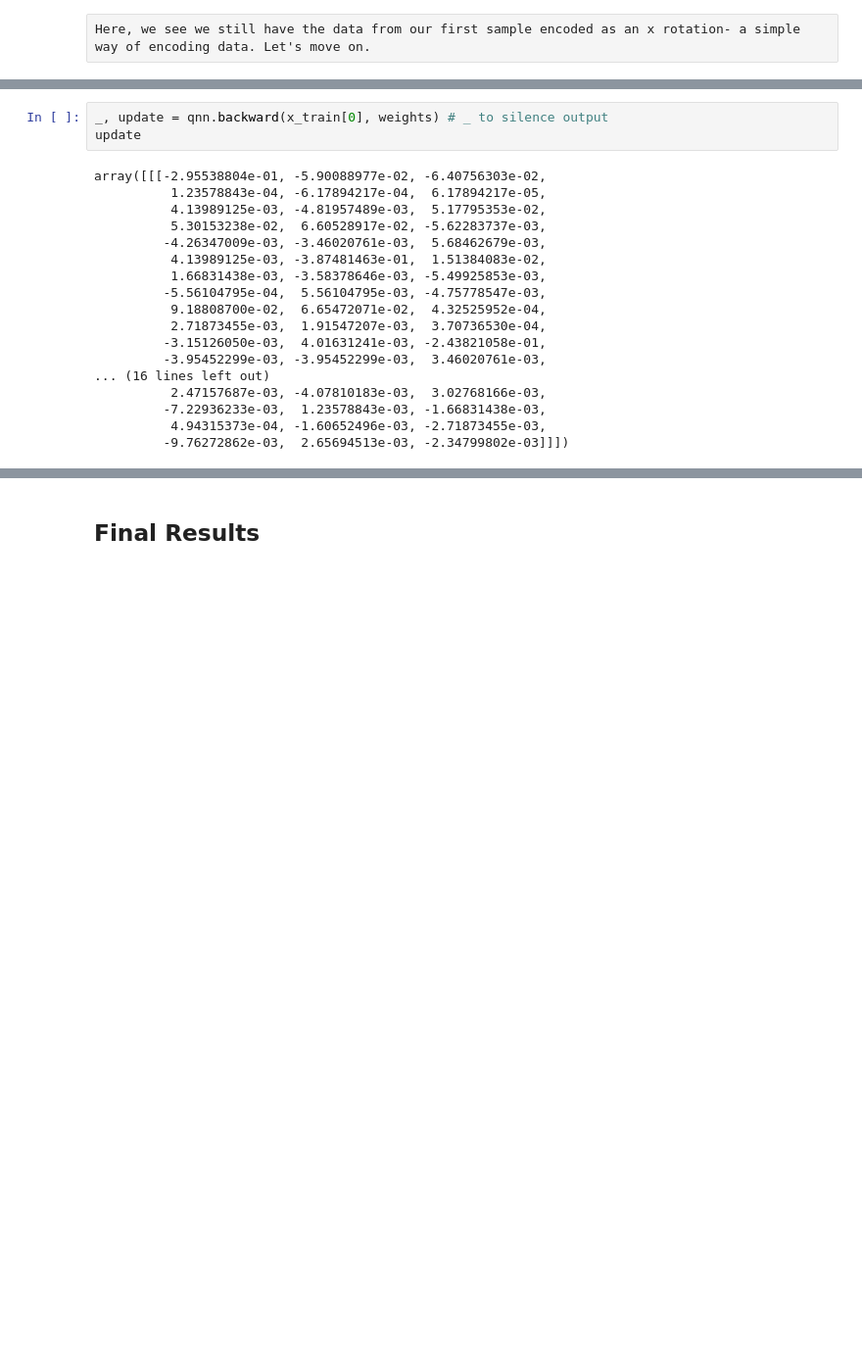
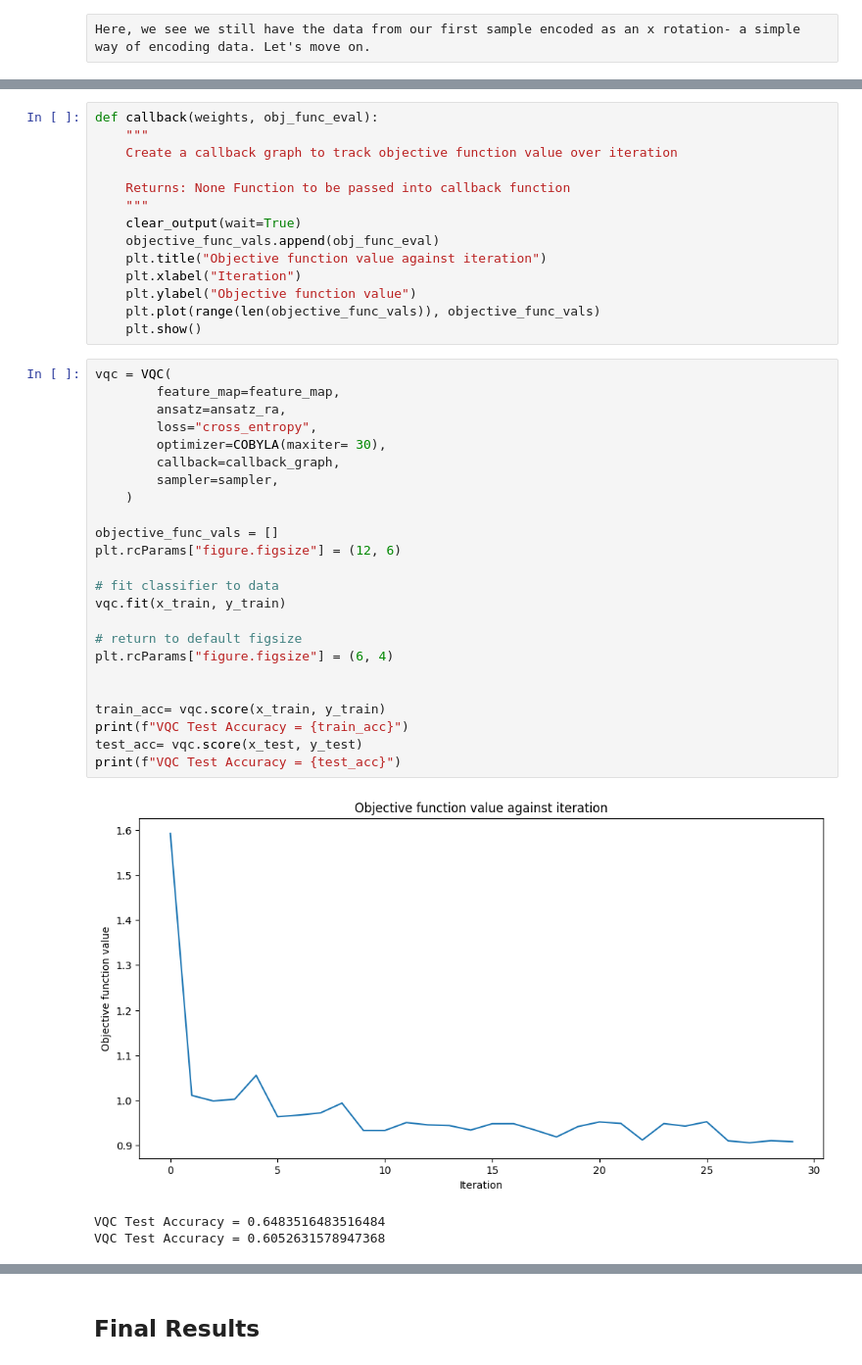
Before and after one commit to 11kmystic/Portfolio, a Jupyter notebook: Breast Cancer QML Demo.ipynb, the cells around one changed output, grey strips where cells are left out. Shown at 98% size. Saved outputs shown, nothing was run; the diff lists cells and outputs as text; blank space fills up the shorter version.

```diff
--- a/Breast Cancer QML Demo.ipynb
+++ b/Breast Cancer QML Demo.ipynb
@@ -267,21 +276,42 @@ array([[0.54164607, 0.45835393]])
 # %%
-_, update = qnn.backward(x_train[0], weights) # _ to silence output
-update
+def callback(weights, obj_func_eval):
+    """
+    Create a callback graph to track objective function value over iteration
+
+    Returns: None Function to be passed into callback function
+    """
+    clear_output(wait=True)
+    objective_func_vals.append(obj_func_eval)
+    plt.title("Objective function value against iteration")
+    plt.xlabel("Iteration")
+    plt.ylabel("Objective function value")
+    plt.plot(range(len(objective_func_vals)), objective_func_vals)
+    plt.show()
-# %% [output]
-array([[[-2.95538804e-01, -5.90088977e-02, -6.40756303e-02,
-          1.23578843e-04, -6.17894217e-04,  6.17894217e-05,
-          4.13989125e-03, -4.81957489e-03,  5.17795353e-02,
-          5.30153238e-02,  6.60528917e-02, -5.62283737e-03,
-         -4.26347009e-03, -3.46020761e-03,  5.68462679e-03,
-          4.13989125e-03, -3.87481463e-01,  1.51384083e-02,
-          1.66831438e-03, -3.58378646e-03, -5.49925853e-03,
-         -5.56104795e-04,  5.56104795e-03, -4.75778547e-03,
-          9.18808700e-02,  6.65472071e-02,  4.32525952e-04,
-          2.71873455e-03,  1.91547207e-03,  3.70736530e-04,
-         -3.15126050e-03,  4.01631241e-03, -2.43821058e-01,
-         -3.95452299e-03, -3.95452299e-03,  3.46020761e-03,
-... (16 lines left out)
-          2.47157687e-03, -4.07810183e-03,  3.02768166e-03,
-         -7.22936233e-03,  1.23578843e-03, -1.66831438e-03,
-          4.94315373e-04, -1.60652496e-03, -2.71873455e-03,
-         -9.76272862e-03,  2.65694513e-03, -2.34799802e-03]]])
+# %%
+vqc = VQC(
+        feature_map=feature_map,
+        ansatz=ansatz_ra,
+        loss="cross_entropy",
+        optimizer=COBYLA(maxiter= 30),
+        callback=callback_graph,
+        sampler=sampler,
+    )
+
+objective_func_vals = []
+plt.rcParams["figure.figsize"] = (12, 6)
+
+# fit classifier to data
+vqc.fit(x_train, y_train)
+
+# return to default figsize
+plt.rcParams["figure.figsize"] = (6, 4)
+
+
+train_acc= vqc.score(x_train, y_train)
+print(f"VQC Test Accuracy = {train_acc}")
+test_acc= vqc.score(x_test, y_test)
+print(f"VQC Test Accuracy = {test_acc}")
+# %% [output]
+[figure, added]
+VQC Test Accuracy = 0.6483516483516484
+VQC Test Accuracy = 0.6052631578947368
```
Also changed, not shown: parts of 29 cells of this notebook.
